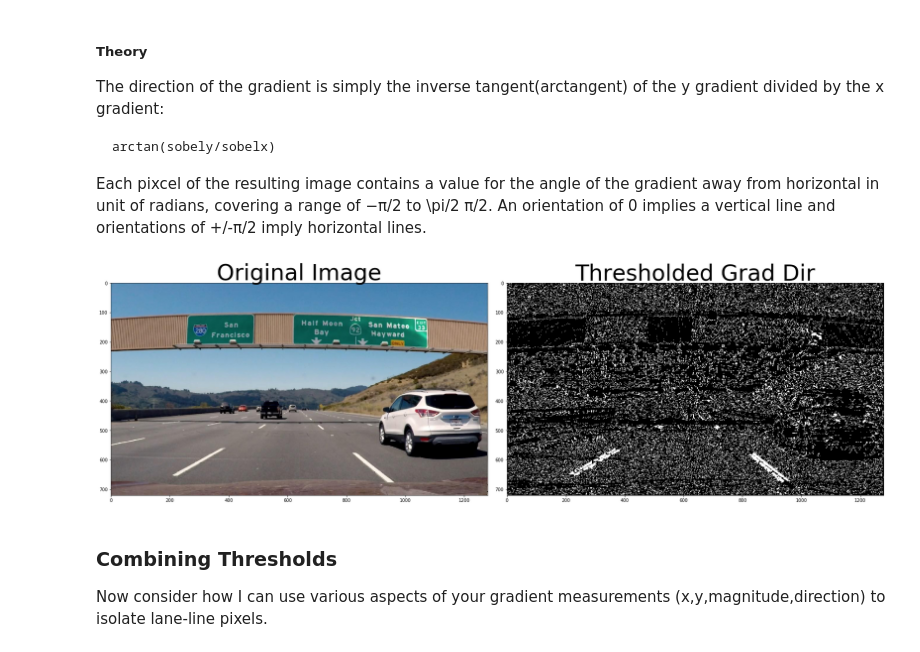
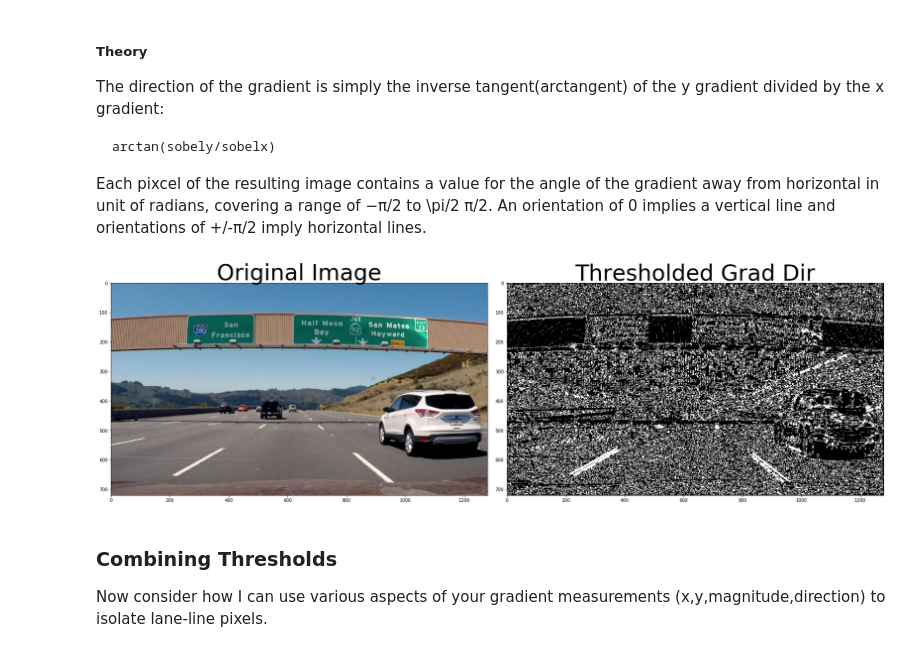
Before and after one commit to MasanaoMatsuda/tr-self-driving-cars, a Jupyter notebook: L7_Gradients&ColorSpaces.ipynb, the cells around one changed output. Saved outputs shown, nothing was run; the diff lists cells and outputs as text; code cells hidden in the pictures.

```diff
--- a/L7_Gradients&ColorSpaces.ipynb
+++ b/L7_Gradients&ColorSpaces.ipynb
@@ -137,17 +136,17 @@ def dir_threshold(img, sobel_kernel=3, thresh=(0, np.pi/2)):
     binary[(graddir > thresh[0]) & (graddir < thresh[1])] = 1
     return binary
 # %%
-dir_binary = dir_threshold(image, sobel_kernel=15, thresh=(0.8, 1.1))
+dir_binary = dir_threshold(image, sobel_kernel=11, thresh=(0.8, 1.3))
 
 f, (ax1, ax2) = plt.subplots(1, 2, figsize=(24,9))
 f.tight_layout()
 ax1.imshow(image)
 ax1.set_title('Original Image', fontsize=50)
 ax2.imshow(dir_binary, cmap='gray')
 ax2.set_title('Thresholded Grad Dir', fontsize=50)
 plt.subplots_adjust(left=0., right=1, top=0.9, bottom=0.)
 # %% [output]
-[figure, old version]
+[figure, new version]
 # %% [markdown]
 ### Combining Thresholds
 Now consider how I can use various aspects of your gradient measurements (x,y,magnitude,direction) to isolate lane-line pixels.
```
Also changed, not shown: parts of 5 cells of this notebook.
